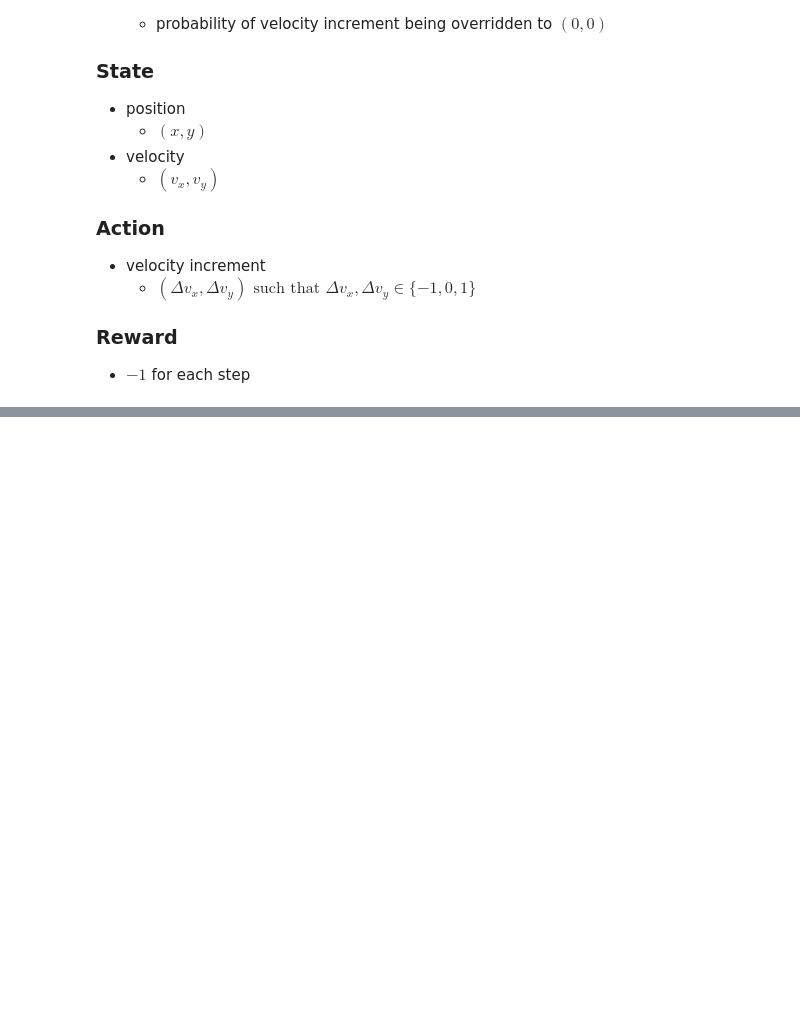
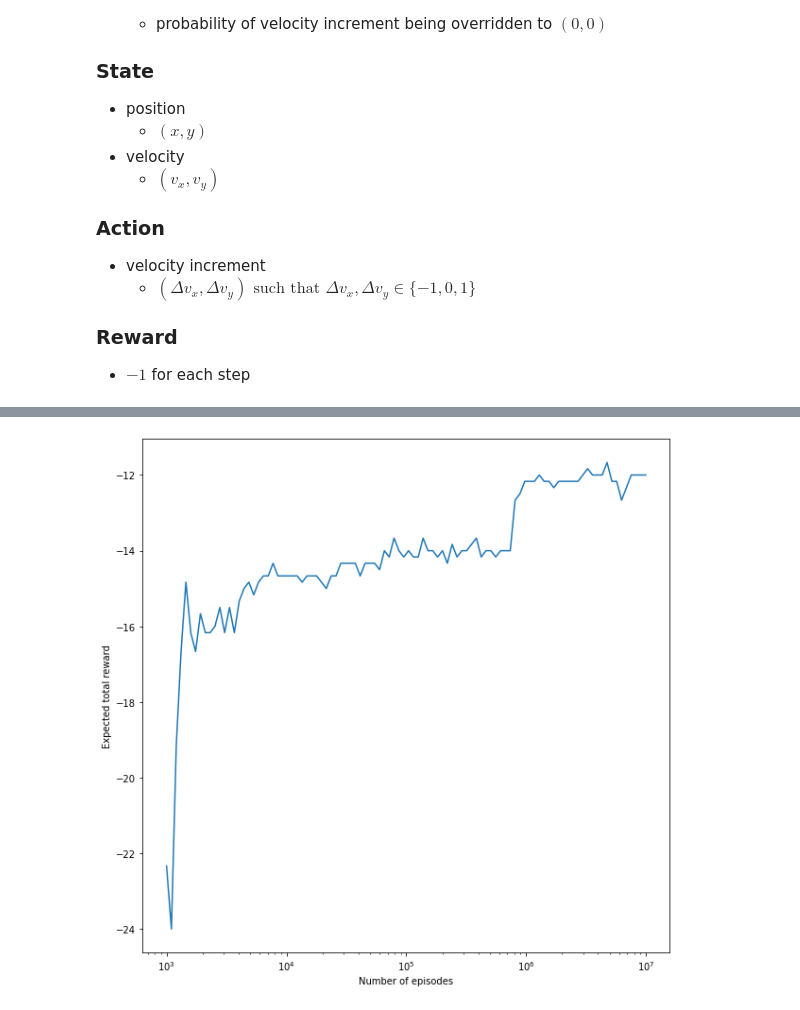
Before and after one commit to sgasioro/Sutton-RL-Solutions, a Jupyter notebook: Exercise 5.12.ipynb, the cells around one changed output, grey strips where cells are left out. Cells and saved outputs as stored; diff of their text form; code cells hidden in the pictures; blank space fills up the shorter version.

```diff
--- a/Exercise 5.12.ipynb
+++ b/Exercise 5.12.ipynb
@@ -418,3 +442,12 @@ Wall time: 37min 50s
+# %%
+plt.figure(figsize=(10, 10))
+plt.plot(n_runs_1, average_total_rewards_1)
+plt.xlabel('Number of episodes')
+plt.xscale('log')
+plt.ylabel('Expected total reward')
+plt.show()
+# %% [output]
+[figure, added]
 # %%
 plt.figure(figsize=(10, 10))
 plot_grid(grid_1)
```
Also changed, not shown: parts of 11 cells of this notebook.
